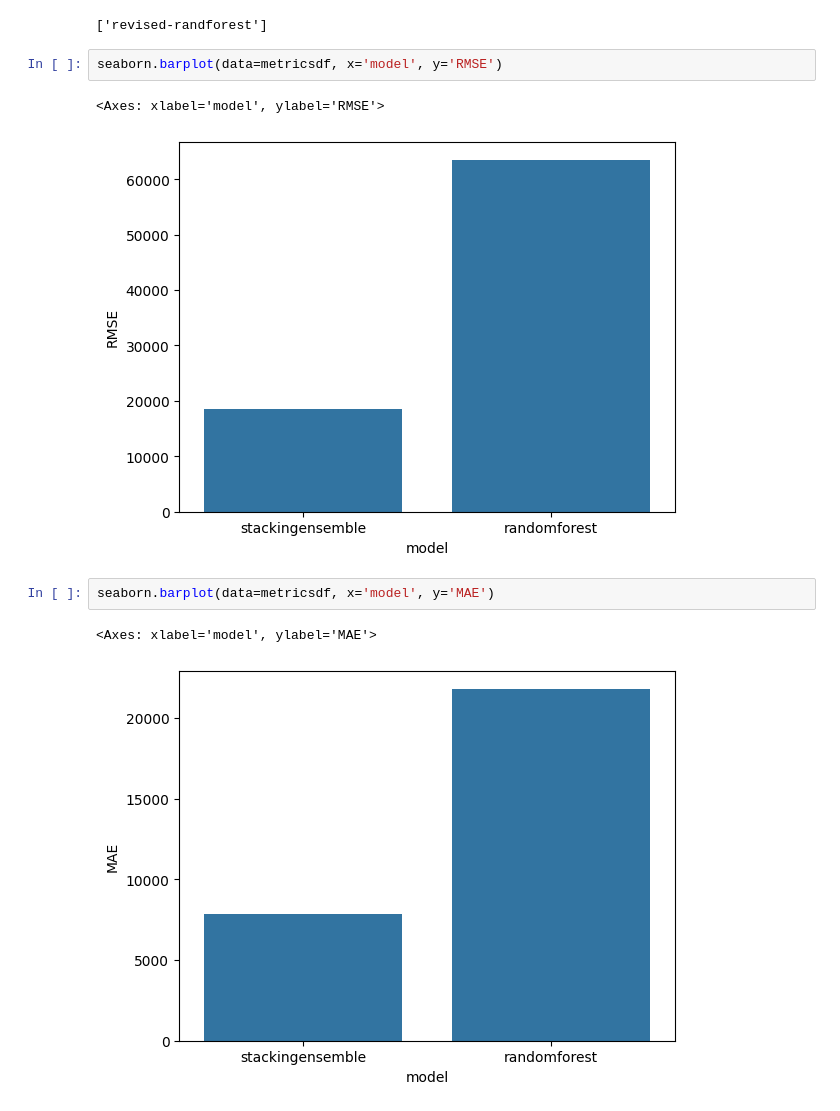
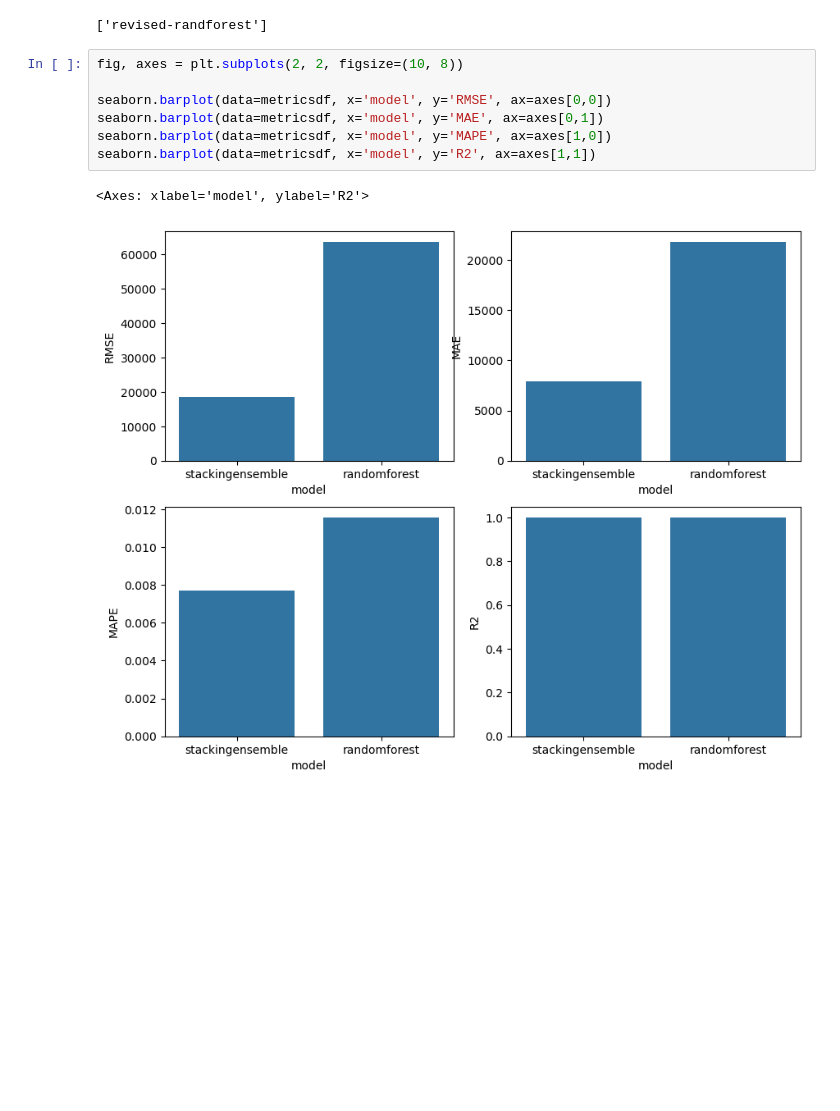
Before and after one commit to jonnylesmond/SPFX, a Jupyter notebook: spfx/SPFX-main-fixed-Copy1.ipynb, the cells around one changed output. Cells and saved outputs as stored; diff of their text form; blank space fills up the shorter version.

```diff
--- a/spfx/SPFX-main-fixed-Copy1.ipynb
+++ b/spfx/SPFX-main-fixed-Copy1.ipynb
@@ -238,12 +234,12 @@ joblib.dump(brf, 'revised-randforest')
 # %% [output]
 ['revised-randforest']
 # %%
-seaborn.barplot(data=metricsdf, x='model', y='RMSE')
+fig, axes = plt.subplots(2, 2, figsize=(10, 8))
+
+seaborn.barplot(data=metricsdf, x='model', y='RMSE', ax=axes[0,0])
+seaborn.barplot(data=metricsdf, x='model', y='MAE', ax=axes[0,1])
+seaborn.barplot(data=metricsdf, x='model', y='MAPE', ax=axes[1,0])
+seaborn.barplot(data=metricsdf, x='model', y='R2', ax=axes[1,1])
 # %% [output]
-<Axes: xlabel='model', ylabel='RMSE'>
+<Axes: xlabel='model', ylabel='R2'>
-[figure, old version]
+[figure, new version]
-# %%
-seaborn.barplot(data=metricsdf, x='model', y='MAE')
-# %% [output]
-<Axes: xlabel='model', ylabel='MAE'>
-[figure, removed]
```
Also changed, not shown: parts of 7 cells of this notebook, 5 other files.
